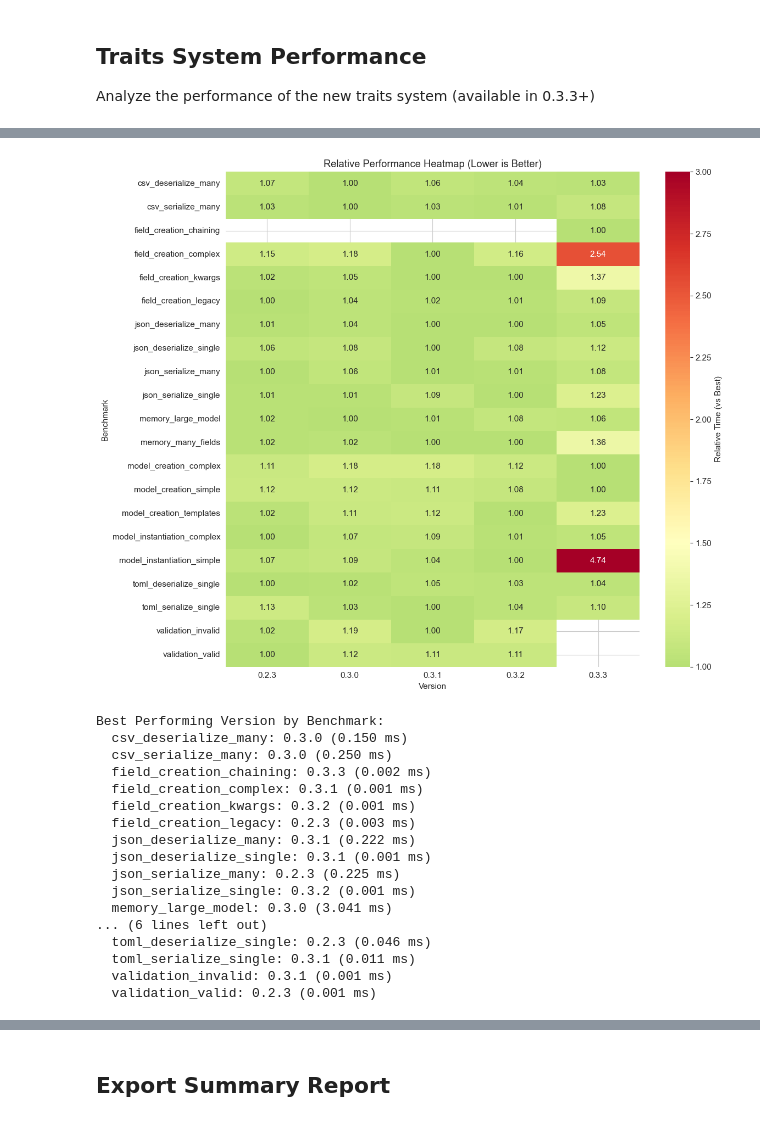
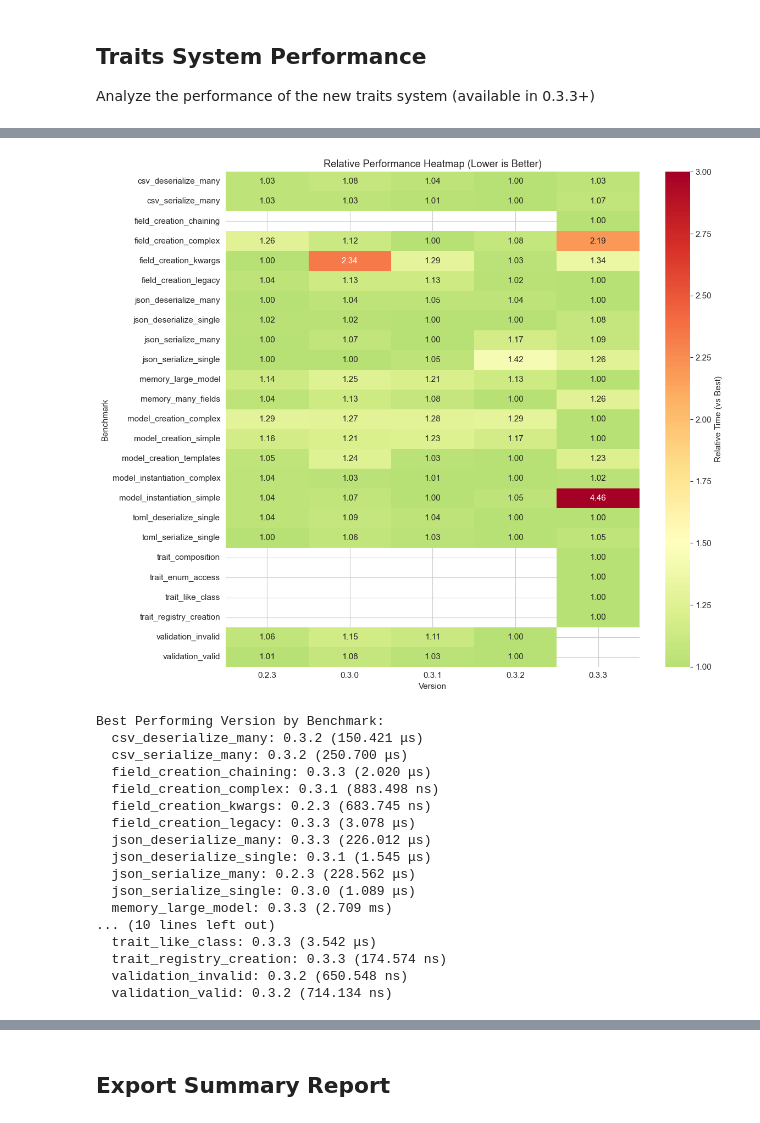
Before and after one commit to khive-ai/pydapter, a Jupyter notebook: notebooks/analyze_benchmarks.ipynb, the cells around one changed output, grey strips where cells are left out. Drawn from its saved outputs; the diff is of its cells as text; code cells hidden in the pictures.

```diff
--- a/notebooks/analyze_benchmarks.ipynb
+++ b/notebooks/analyze_benchmarks.ipynb
@@ -155,18 +170,0 @@ print(summary.round(6).head())  # Show 6 decimal places for small values
-# %%
-# Convert results to DataFrame for easier analysis
-data = []
-for version, result in results.items():
-    for benchmark, metrics in result["benchmarks"].items():
-        row = {
-            "version": version,
-            "benchmark": benchmark,
-            **metrics
-        }
-        data.append(row)
-
-df = pd.DataFrame(data)
-
-# Display summary
-print("Benchmark Summary by Version:")
-summary = df.pivot_table(values="mean", index="version", columns="benchmark")
-print(summary.round(3))
@@ -454,45 +612,63 @@ else:
 # %%
-# Create a heatmap of relative performance
+# Create a heatmap of relative performance with unit normalization
 if len(results) > 1:
-    # Create pivot table of mean times
-    pivot = df.pivot_table(values="mean", index="benchmark", columns="version")
+    # Normalize all values to nanoseconds for fair comparison
+    def normalize_to_ns(value, unit):
+        if unit == "ns":
+            return value
+        elif unit == "μs":
+            return value * 1000
+        elif unit == "ms":
+            return value * 1_000_000
+        else:
+            return value * 1_000_000
+
+    # Create normalized dataframe
+    df_normalized = df.copy()
+    df_normalized['mean_ns'] = df_normalized.apply(lambda r: normalize_to_ns(r['mean'], r['unit']), axis=1)
+
+    # Create pivot table of normalized mean times
+    pivot = df_normalized.pivot_table(values="mean_ns", index="benchmark", columns="version")
 
     # Calculate relative performance (normalize by row minimum)
     relative_perf = pivot.div(pivot.min(axis=1), axis=0)
 
     # Create heatmap
     plt.figure(figsize=(12, 10))
     sns.heatmap(relative_perf, annot=True, fmt='.2f', cmap='RdYlGn_r',
                 center=1.5, vmin=1, vmax=3,
                 cbar_kws={'label': 'Relative Time (vs Best)'})
     plt.title("Relative Performance Heatmap (Lower is Better)")
     plt.xlabel("Version")
     plt.ylabel("Benchmark")
     plt.tight_layout()
     plt.show()
 
     # Find best performing version for each benchmark
     print("\nBest Performing Version by Benchmark:")
     for benchmark in pivot.index:
         best_version = pivot.loc[benchmark].idxmin()
-        best_time = pivot.loc[benchmark].min()
-        print(f"  {benchmark}: {best_version} ({best_time:.3f} ms)")
+        best_time_ns = pivot.loc[benchmark].min()
+
+        # Find original unit and value for display
+        best_row = df[(df['version'] == best_version) & (df['benchmark'] == benchmark)].iloc[0]
+        print(f"  {benchmark}: {best_version} ({best_row['mean']:.3f} {best_row['unit']})")
 # %% [output]
-[figure, old version]
+[figure, new version]
 Best Performing Version by Benchmark:
-  csv_deserialize_many: 0.3.0 (0.150 ms)
-  csv_serialize_many: 0.3.0 (0.250 ms)
-  field_creation_chaining: 0.3.3 (0.002 ms)
-  field_creation_complex: 0.3.1 (0.001 ms)
-  field_creation_kwargs: 0.3.2 (0.001 ms)
-  field_creation_legacy: 0.2.3 (0.003 ms)
-  json_deserialize_many: 0.3.1 (0.222 ms)
-  json_deserialize_single: 0.3.1 (0.001 ms)
-  json_serialize_many: 0.2.3 (0.225 ms)
-  json_serialize_single: 0.3.2 (0.001 ms)
-  memory_large_model: 0.3.0 (3.041 ms)
-... (6 lines left out)
-  toml_deserialize_single: 0.2.3 (0.046 ms)
-  toml_serialize_single: 0.3.1 (0.011 ms)
-  validation_invalid: 0.3.1 (0.001 ms)
-  validation_valid: 0.2.3 (0.001 ms)
+  csv_deserialize_many: 0.3.2 (150.421 μs)
+  csv_serialize_many: 0.3.2 (250.700 μs)
+  field_creation_chaining: 0.3.3 (2.020 μs)
+  field_creation_complex: 0.3.1 (883.498 ns)
+  field_creation_kwargs: 0.2.3 (683.745 ns)
+  field_creation_legacy: 0.3.3 (3.078 μs)
+  json_deserialize_many: 0.3.3 (226.012 μs)
+  json_deserialize_single: 0.3.1 (1.545 μs)
+  json_serialize_many: 0.2.3 (228.562 μs)
+  json_serialize_single: 0.3.0 (1.089 μs)
+  memory_large_model: 0.3.3 (2.709 ms)
+... (10 lines left out)
+  trait_like_class: 0.3.3 (3.542 μs)
+  trait_registry_creation: 0.3.3 (174.574 ns)
+  validation_invalid: 0.3.2 (650.548 ns)
+  validation_valid: 0.3.2 (714.134 ns)
```
Also changed, not shown: parts of 24 cells of this notebook, 33 other files.
